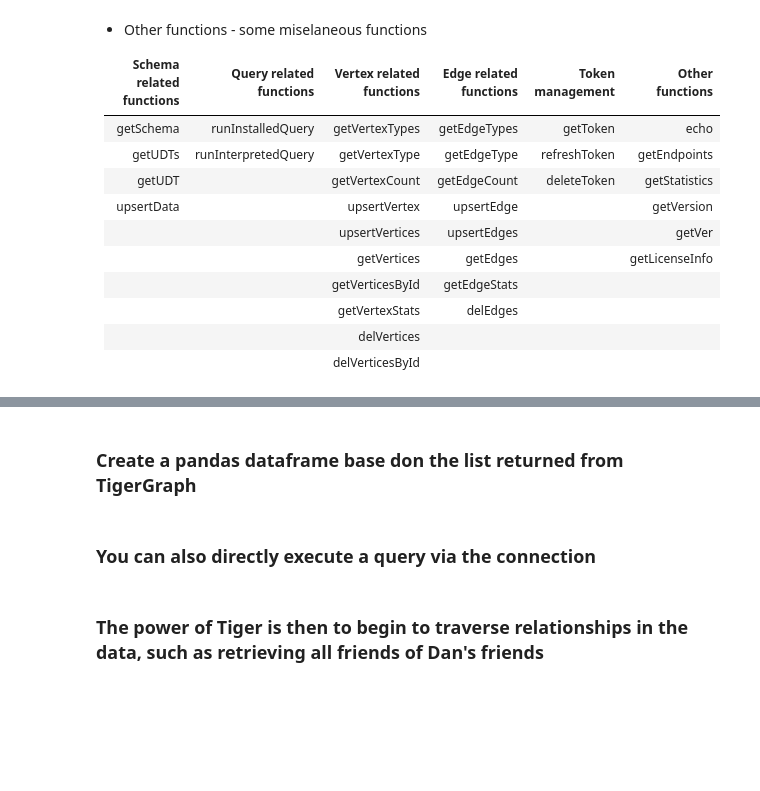
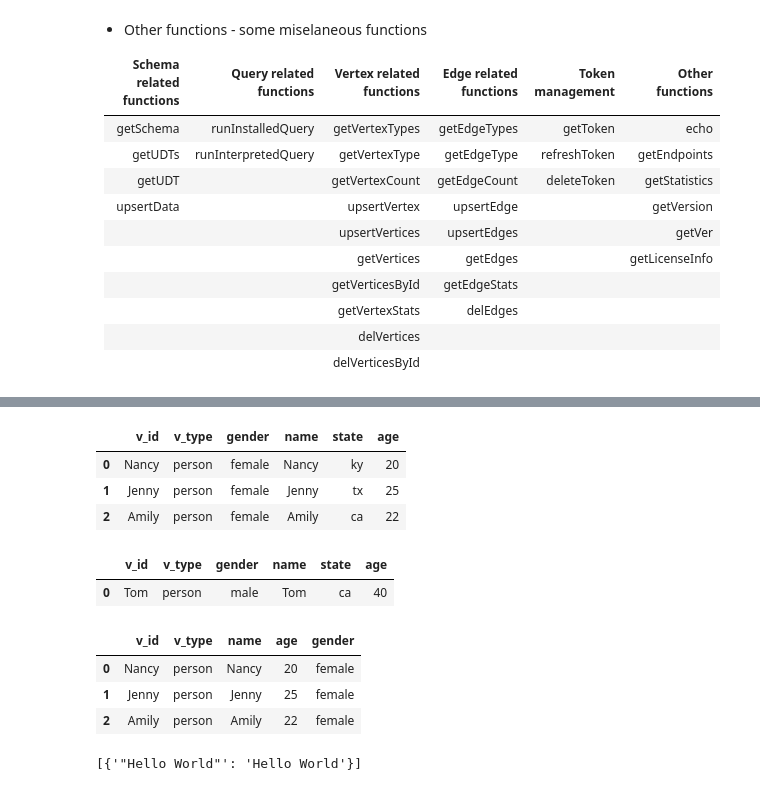
Before and after one commit to ainfanzon/TG-jupyter-101, a Jupyter notebook: tg_jupyter_101.ipynb, the cells around one changed output, grey strips where cells are left out. Saved outputs shown, nothing was run; the diff lists cells and outputs as text; code cells hidden in the pictures; blank space fills up the shorter version.

```diff
--- a/tg_jupyter_101.ipynb
+++ b/tg_jupyter_101.ipynb
@@ -205,2 +233,0 @@ attrs
-# %% [markdown]
-### Create a pandas dataframe base don the list returned from TigerGraph
@@ -210,6 +234,30 @@ df
-# %% [markdown]
-### You can also directly execute a query via the connection
+# %%
+rs = conn.gsql('''SELECT * FROM person WHERE gender=="female"''')
+display(pd.DataFrame.from_records(flatten(json.loads(rs))))
+# %% [output]
+|  | v_id | v_type | gender | name | state | age |
+| 0 | Nancy | person | female | Nancy | ky | 20 |
+| 1 | Jenny | person | female | Jenny | tx | 25 |
+| 2 | Amily | person | female | Amily | ca | 22 |
 # %%
-conn.gsql('''select * from person where primary_id=="Tom"''')
+rs = conn.gsql('''select * from person where primary_id=="Tom"''')
+display(pd.DataFrame.from_records(flatten(json.loads(rs))))
+# %% [output]
+|  | v_id | v_type | gender | name | state | age |
+| 0 | Tom | person | male | Tom | ca | 40 |
-# %% [markdown]
-### The power of Tiger is then to begin to traverse relationships in the data, such as retrieving all friends of Dan's friends
+# %%
+rs=conn.getVertices('person', select='name,age,gender', where='gender=="female"')
+display(pd.DataFrame.from_records(flatten(rs)))
+# %% [output]
+|  | v_id | v_type | name | age | gender |
+| 0 | Nancy | person | Nancy | 20 | female |
+| 1 | Jenny | person | Jenny | 25 | female |
+| 2 | Amily | person | Amily | 22 | female |
+# %%
+conn.runInterpretedQuery('''
+  INTERPRET QUERY () FOR GRAPH social {
+    PRINT "Hello World";
+}
+''')
+# %% [output]
+[{'"Hello World"': 'Hello World'}]
```
Also changed, not shown: parts of 31 cells of this notebook, 2 other files.
